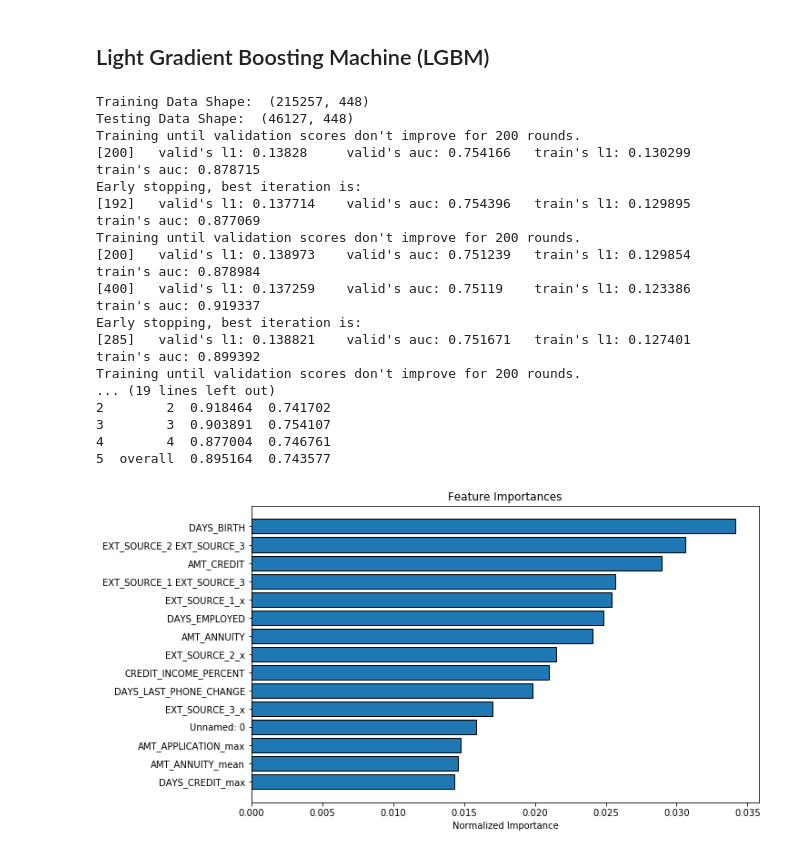
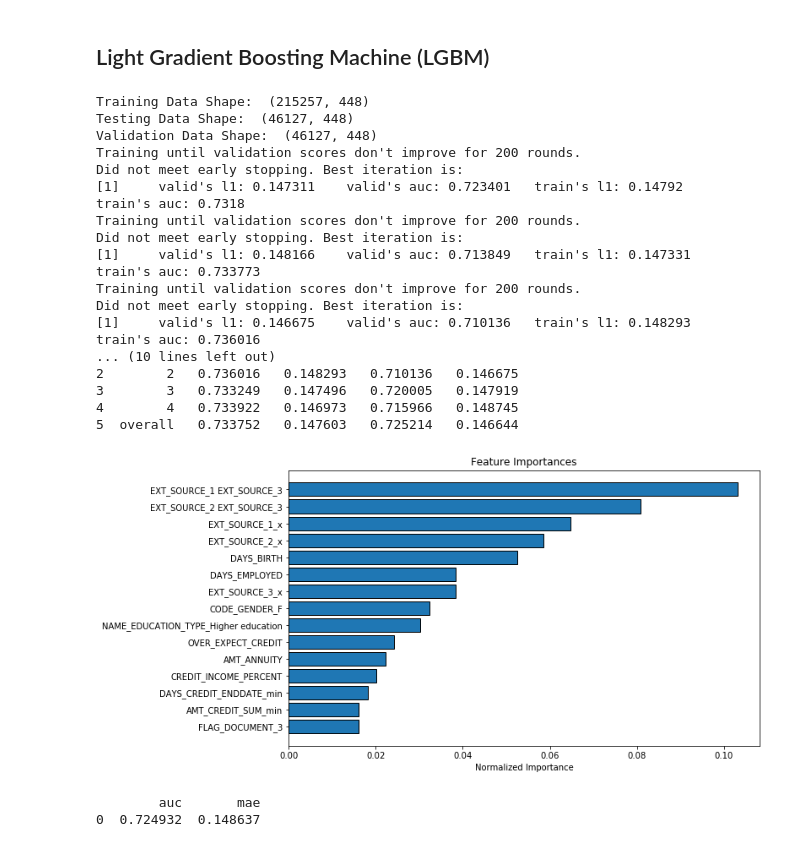
Before and after one commit to rmaso/home-credit-default-risk, a Jupyter notebook: 2. Baseline.ipynb, the cells around one changed output. Cells and saved outputs as stored; diff of their text form; code cells hidden in the pictures.

```diff
--- a/2. Baseline.ipynb
+++ b/2. Baseline.ipynb
@@ -40,6 +40,11 @@ if 'TARGET' in app_test:
     test = app_test.drop(['TARGET'], axis=1)
 else:
     test = app_test.copy()
+
+if 'TARGET' in app_validation:
+    validation = app_validation.drop(['TARGET'], axis=1)
+else:
+    validation = app_validation.copy()
 
 
 # Feature names
@@ -57,14 +62,17 @@ imputer.fit(train)
 # Transform both training and testing data
 train = imputer.transform(train)
 test = imputer.transform(test)
+validation = imputer.transform(validation)
 
 # Repeat with the scaler
 scaler.fit(train)
 train = scaler.transform(train)
 test = scaler.transform(test)
+validation = scaler.transform(validation)
 
 print('Training data shape: ', train.shape)
 print('Testing data shape: ', test.shape)
+print('Validation data shape: ', validation.shape)
 # %% [output]
 Training data shape:  (215257, 449)
 Testing data shape:  (46127, 449)
@@ -276,40 +317,43 @@ def plot_feature_importances(df):
 # %%
 lgbm_params = {
     "boosting":"dart",
     "application":"binary",
     "learning_rate": 0.1,
     'reg_alpha':0.01,
     'reg_lambda': 0.01,
     "n_estimators":10000,
     "max_depth":7,
     "num_leaves":100,
     "max_bin":225,
-    "drop_rate":0.02
+    "drop_rate":0.02,
+    "early_stopping_rounds": 200
 }
 
-fi, metrics = model(app_train, app_test, lgbm_params=lgbm_params)
+fi, metrics, validation_metrics = modelLGBM(app_train, app_test, lgbm_params=lgbm_params)
 print('Baseline metrics')
 print(metrics)
 fi_sorted = plot_feature_importances(fi)
 # %% [output]
 Training Data Shape:  (215257, 448)
 Testing Data Shape:  (46127, 448)
+Validation Data Shape:  (46127, 448)
 Training until validation scores don't improve for 200 rounds.
-[200]   valid's l1: 0.13828     valid's auc: 0.754166   train's l1: 0.130299    train's auc: 0.878715
-Early stopping, best iteration is:
-[192]   valid's l1: 0.137714    valid's auc: 0.754396   train's l1: 0.129895    train's auc: 0.877069
+Did not meet early stopping. Best iteration is:
+[1]     valid's l1: 0.147311    valid's auc: 0.723401   train's l1: 0.14792     train's auc: 0.7318
 Training until validation scores don't improve for 200 rounds.
-[200]   valid's l1: 0.138973    valid's auc: 0.751239   train's l1: 0.129854    train's auc: 0.878984
-[400]   valid's l1: 0.137259    valid's auc: 0.75119    train's l1: 0.123386    train's auc: 0.919337
-Early stopping, best iteration is:
-[285]   valid's l1: 0.138821    valid's auc: 0.751671   train's l1: 0.127401    train's auc: 0.899392
+Did not meet early stopping. Best iteration is:
+[1]     valid's l1: 0.148166    valid's auc: 0.713849   train's l1: 0.147331    train's auc: 0.733773
 Training until validation scores don't improve for 200 rounds.
-... (19 lines left out)
-2        2  0.918464  0.741702
-3        3  0.903891  0.754107
-4        4  0.877004  0.746761
-5  overall  0.895164  0.743577
+Did not meet early stopping. Best iteration is:
+[1]     valid's l1: 0.146675    valid's auc: 0.710136   train's l1: 0.148293    train's auc: 0.736016
+... (10 lines left out)
+2        2   0.736016   0.148293   0.710136   0.146675
+3        3   0.733249   0.147496   0.720005   0.147919
+4        4   0.733922   0.146973   0.715966   0.148745
+5  overall   0.733752   0.147603   0.725214   0.146644
-[figure, old version]
+[figure, new version]
+        auc       mae
+0  0.724932  0.148637
 # %%
 lgbm_params = {
     "boosting":"gbdt",
```
Also changed, not shown: parts of 25 cells of this notebook, 2 other files.
